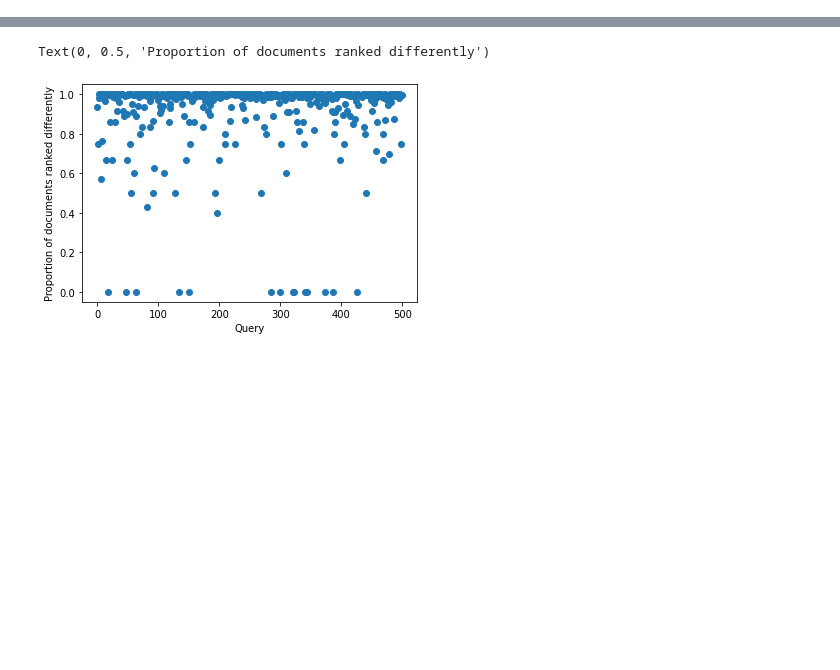
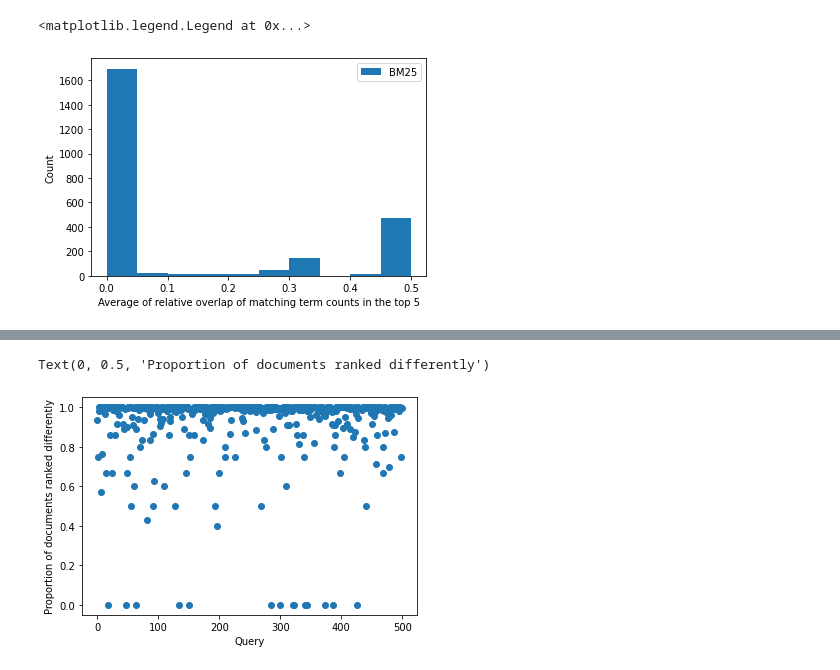
Before and after one commit to kumsa25/anserini-tfidfmerging, a Jupyter notebook: simulations.ipynb, the cells around one changed output, grey strips where cells are left out. Cells and saved outputs as stored; diff of their text form; code cells hidden in the pictures; blank space fills up the shorter version.

```diff
--- a/simulations.ipynb
+++ b/simulations.ipynb
@@ -212,0 +338,35 @@ c = Corpus(raw_corpus)
+# %%
+"""
+Q2: how does tf counts of the terms in the top n documents change from bm25 to bm25s?
+simply divide the count of the smaller by the sum?
+
+almost equal --> ~0.5
+1 favored --> ~0
+
+A: BM25 appears to favor documents with both terms matching, whereas bm25s appears to favor single matches
+"""
+topn = 5
+bm25_top_tf_dist = {}
+bm25s_top_tf_dist = {}
+
+for queryid in stats:
+
+    bm25_top_tf_dist[queryid] = []
+    bm25s_top_tf_dist[queryid] = []
+
+    for doc in stats[queryid]["bm25_scores"][:topn]:
+        score = min(doc["stats"]["query_term_tf"], doc["stats"]["expansion_term_tf"]) / (doc["stats"]["query_term_tf"] + doc["stats"]["expansion_term_tf"])
+        bm25_top_tf_dist[queryid].append(score)
+
+    for doc in stats[queryid]["bm25s_scores"][:topn]:
+        score = min(doc["stats"]["query_term_tf"], doc["stats"]["expansion_term_tf"]) / (doc["stats"]["query_term_tf"] + doc["stats"]["expansion_term_tf"])
+        bm25s_top_tf_dist[queryid].append(score)
+
+
+plt.hist([x for queryid in bm25_top_tf_dist for x in bm25_top_tf_dist[queryid]], label='BM25')
+plt.ylabel("Count")
+plt.xlabel("Average of relative overlap of matching term counts in the top " + str(topn))
+plt.legend()
+# %% [output]
+<matplotlib.legend.Legend at 0x...>
+[figure, added]
```
Also changed, not shown: parts of 18 cells of this notebook, 2 other files.
